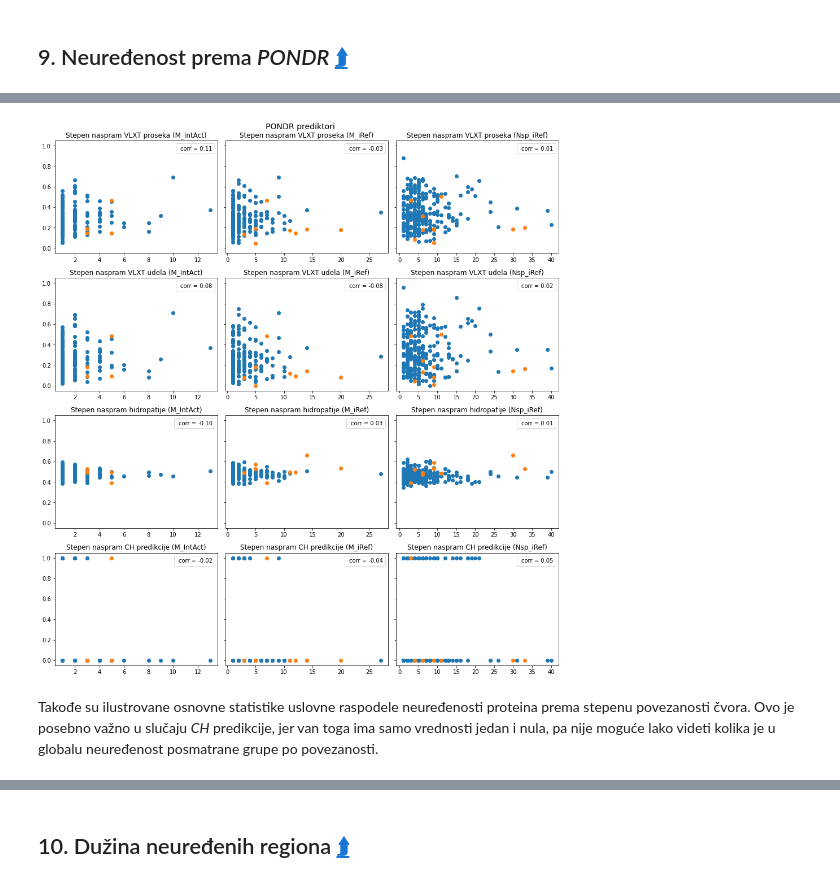
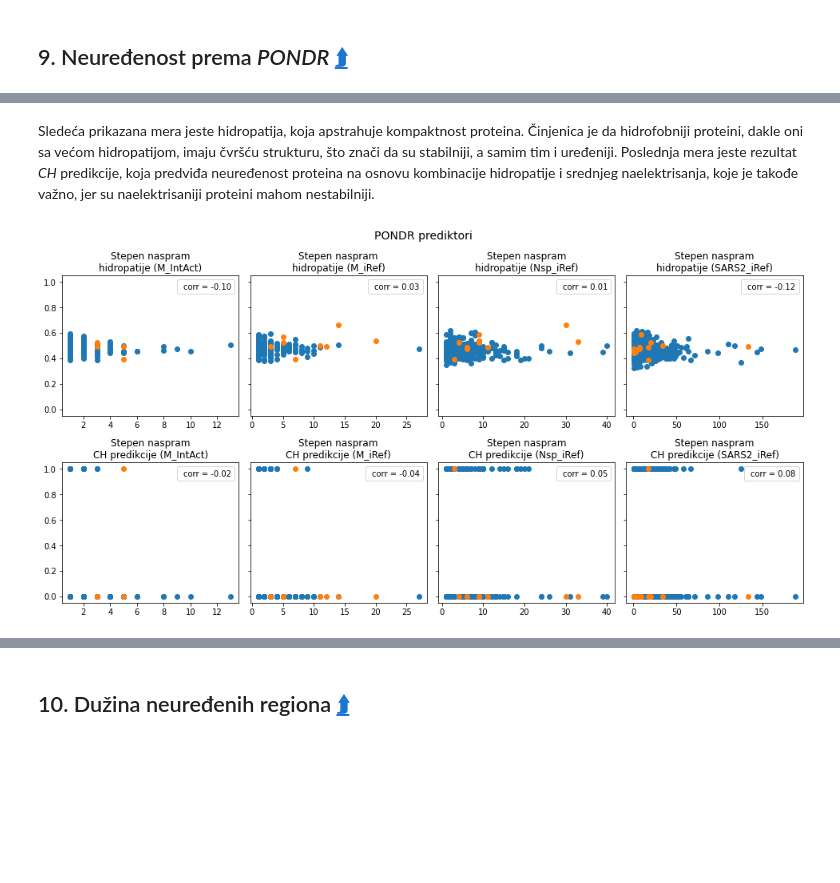
Before and after one commit to matfija/Neuredjenost-u-interaktomu, a Jupyter notebook: sveska/IDP_u_PPI.ipynb, the cells around one changed output, grey strips where cells are left out. Cells and saved outputs as stored; diff of their text form; code cells hidden in the pictures; blank space fills up the shorter version.

```diff
--- a/sveska/IDP_u_PPI.ipynb
+++ b/sveska/IDP_u_PPI.ipynb
@@ -1128,19 +1158,6 @@ fig.tight_layout()
 # %% [markdown]
 I ovde su prikazani srednja vrednost i standardno odstupanje uslovne raspodele neuređenosti proteina prema stepenu povezanosti čvora. Kao značajan rezultat izdvaja se udeo aminokiselina prisutnijih u neuređenim proteinima. Naime, ova mera relativno stabilno raste zajedno sa porastom stepena povezanosti otprilike do stepena deset (interaktom prema membranskom proteinu) ili dvadeset (interaktom prema nestrukturnim proteinima). Nakon toga, sledi nagli pad. Statistički gledano, prema tome se čini da je zajednička raspodela povezanosti i neuređenosti negativno asimetrična. Ova mera je, takođe, prilično stabilna (slabo varijabilna), što se vidi po niskom standardnom odstupanju, pa je time automatski najpogodnija za zaključivanje o odnosu raspodela.
 # %%
-# Podela slike na više delova
-fig, axs = plt.subplots(3, 3,
-                      figsize=(13, 10),
-                      sharey=True)
-
-# Naslov grafika koji opisuje sliku
-fig.suptitle('Aminokiselinski profil', fontsize=14)
-
 # Statistike prema profilu
-statistike(M_intact, 'M_IntAct', axs[:, 0])
-statistike(M_iref, 'M_iRef', axs[:, 1])
-statistike(Nsp_iref, 'Nsp_iRef', axs[:, 2])
-
-# Crtanje slike bez preklapanja
-fig.tight_layout()
+crtaj(statistike, 3, 'Aminokiselinski profil')
 # %% [output]
@@ -1245,52 +1374,35 @@ I ovde se grafički poredi stepen povezanosti čvora sa prethodno izračunatim *
+# %% [markdown]
+Sledeća prikazana mera jeste hidropatija, koja apstrahuje kompaktnost proteina. Činjenica je da hidrofobniji proteini, dakle oni sa većom hidropatijom, imaju čvršću strukturu, što znači da su stabilniji, a samim tim i uređeniji. Poslednja mera jeste rezultat *CH* predikcije, koja predviđa neuređenost proteina na osnovu kombinacije hidropatije i srednjeg naelektrisanja, koje je takođe važno, jer su naelektrisaniji proteini mahom nestabilniji.
 # %%
-# Podela slike na više delova
-fig, axs = plt.subplots(4, 3,
-                        figsize=(13, 14),
-                        sharey=True)
-
-# Naslov grafika koji opisuje sliku
-fig.suptitle('PONDR prediktori', fontsize=14)
-
 # Poređenje prema PONDR skorovima
 def poredi(interakt, ime, axs):
     # Inicijalno prazne liste koordinata
-    X, Y, Z = [], [[], [], [], []], []
+    X, Y, Z = [], [[], []], []
 
     # Prolazak kroz sve proteine
     for prot in interakt.prots:
         # Određivanje PONDR skorova
         prot.pondr()
 
         # Preskakanje polaznih
         if prot.id in interakt.ids:
             continue
 
         # Novi stepen povezanosti
         X.append(prot.susedi)
 
         # Novi podatak o poreklu proteina
         Z.append(prot.ljudski)
 
         # Nove mere prema PONDR skorovima
-        Y[0].append(prot.vlxt_mean)
-        Y[1].append(prot.vlxt_ppidr)
-        Y[2].append(prot.ch_val)
-        Y[3].append(prot.ch_ind)
+        Y[0].append(prot.ch_val)
+        Y[1].append(prot.ch_ind)
 
     # Crtanje mera prema PONDR
-    plotuj(X, Y[0], Z, axs[0], f'Stepen naspram VLXT proseka ({ime})')
-    plotuj(X, Y[1], Z, axs[1], f'Stepen naspram VLXT udela ({ime})')
-    plotuj(X, Y[2], Z, axs[2], f'Stepen naspram hidropatije ({ime})')
-    plotuj(X, Y[3], Z, axs[3], f'Stepen naspram CH predikcije ({ime})')
+    plotuj(X, Y[0], Z, axs[0], f'Stepen naspram\nhidropatije ({ime})')
+    plotuj(X, Y[1], Z, axs[1], f'Stepen naspram\nCH predikcije ({ime})')
 
 # Poređenje prema PONDR skorovima
-poredi(M_intact, 'M_IntAct', axs[:, 0])
-poredi(M_iref, 'M_iRef', axs[:, 1])
-poredi(Nsp_iref, 'Nsp_iRef', axs[:, 2])
-
-# Crtanje slike bez preklapanja
-fig.tight_layout()
+crtaj(poredi, 2, 'PONDR prediktori')
 # %% [output]
-[figure, old version]
+[figure, new version]
-# %% [markdown]
-Takođe su ilustrovane osnovne statistike uslovne raspodele neuređenosti proteina prema stepenu povezanosti čvora. Ovo je posebno važno u slučaju *CH* predikcije, jer van toga ima samo vrednosti jedan i nula, pa nije moguće lako videti kolika je u globalu neuređenost posmatrane grupe po povezanosti.
```
Also changed, not shown: parts of 56 cells of this notebook, 8 other files.
